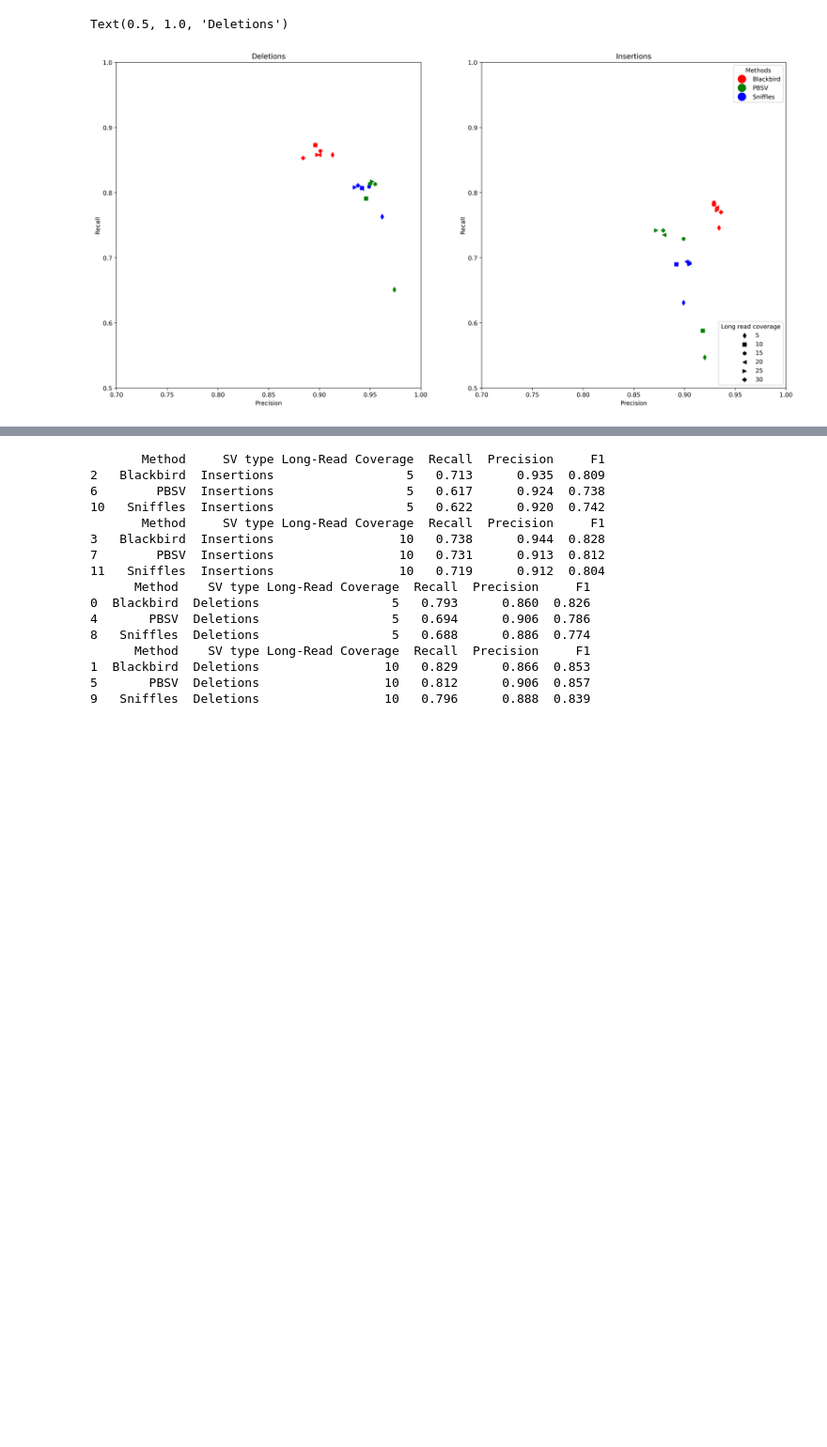
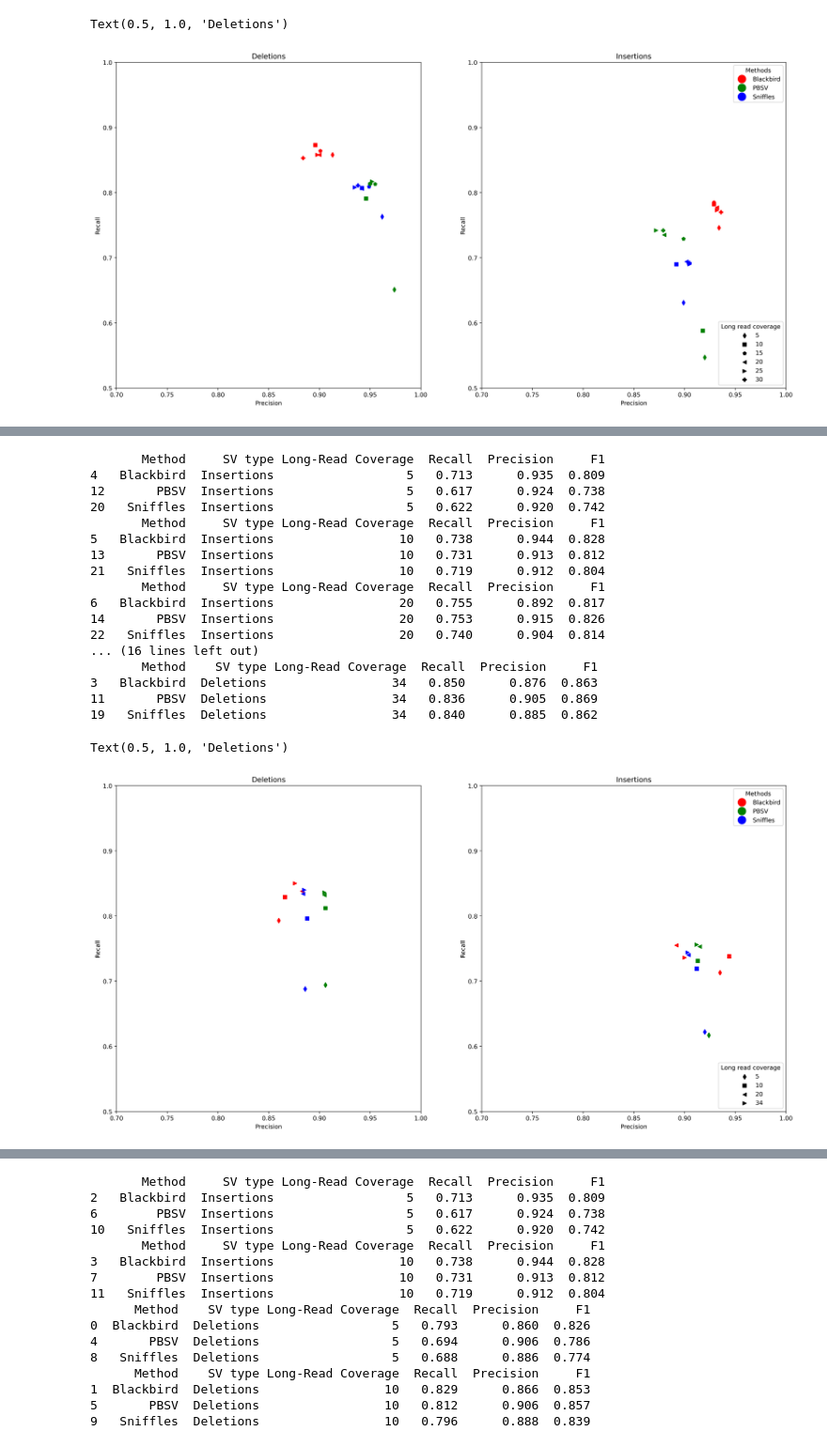
Before and after one commit to 1dayac/blackbird_supplementary, a Jupyter notebook: plots/draw_plots.ipynb, the cells around one changed output, grey strips where cells are left out. Shown at 94% size. Drawn from its saved outputs; the diff is of its cells as text; code cells hidden in the pictures; blank space fills up the shorter version.

```diff
--- a/plots/draw_plots.ipynb
+++ b/plots/draw_plots.ipynb
@@ -449,0 +467,79 @@ marker = {5 : 'd', 10 : 's', 15 : 'p', 20 : '<', 25 : '>', 30 : 'P'}
+# %%
+fig, axs = plt.subplots(1, 2, figsize =(20,10))
+font = {'family' : 'normal',
+        'size'   : 10}
+plt.rc('font', **font)
+plt.rcParams['figure.dpi'] = 400
+
+
+df_ins = df_hg002[(df_hg002["SV type"] == "Insertions")]
+df_del = df_hg002[(df_hg002["SV type"] == "Deletions")]
+colors = {'Blackbird' : 'red', 'Sniffles':'blue', "PBSV" : 'green'}
+marker = {5 : 'd', 10 : 's', 20 : '<', 34 : '>'}
+
+
+groups = df_ins.groupby("Long-Read Coverage")
+
+dd = {}
+for name, group in groups:
+    print(group)
+    #dd[name] = axs[1].scatter(group.Precision, group.Recall, marker = d[name], c = group["SV type"].map(colors), label = d[name])
+    dd[name] = axs[1].scatter(group.Precision, group.Recall, marker = marker[name], c = group["Method"].map(colors))
+axs[1].set_ylim((0.5,1))
+axs[1].set_xlim((0.7,1))
+axs[1].set_xlabel("Precision")
+axs[1].set_ylabel("Recall")
+axs[1].set_title("Insertions")
+from matplotlib.legend import Legend
+
+axs[1].legend((dd[5], dd[10], dd[20], dd[34]), ('5', '10', '20', '34'), title = "Long read coverage", loc='lower right')
+from matplotlib.lines import Line2D
+#axs[1].legend(('Blackbird', 'PBSV', 'Sniffles'), loc='upper right')
+legend_elements = [Line2D([0], [0], marker='o', color='w', label='Blackbird',
+                          markerfacecolor='red', markersize=15),
+                           Line2D([0], [0], marker='o', color='w', label='PBSV',
+                          markerfacecolor='g', markersize=15),
+                           Line2D([0], [0], marker='o', color='w', label='Sniffles',
+                          markerfacecolor='blue', markersize=15)]
+axs[1].add_artist(Legend(axs[1],title = "Methods", handles=legend_elements, labels = ["Blackbird", "PBSV", "Sniffles"], loc = 'upper right'))
+
+axs[1].get_legend().legendHandles[0].set_color('black')
+axs[1].get_legend().legendHandles[1].set_color('black')
+axs[1].get_legend().legendHandles[2].set_color('black')
+axs[1].get_legend().legendHandles[3].set_color('black')
+#axs[1].get_legend().legendHandles[4].set_color('black')
+#axs[1].get_legend().legendHandles[5].set_color('black')
+
+
+groups = df_del.groupby("Long-Read Coverage")
+
+dd = {}
+for name, group in groups:
+    print(group)
+    #dd[name] = axs[1].scatter(group.Precision, group.Recall, marker = d[name], c = group["SV type"].map(colors), label = d[name])
+    dd[name] = axs[0].scatter(group.Precision, group.Recall, marker = marker[name], c = group["Method"].map(colors))
+axs[0].set_ylim((0.5,1))
+axs[0].set_xlim((0.7,1))
+axs[0].set_xlabel("Precision")
+axs[0].set_ylabel("Recall")
+axs[0].set_title("Deletions")
+# %% [output]
+       Method     SV type Long-Read Coverage  Recall  Precision     F1
+4   Blackbird  Insertions                  5   0.713      0.935  0.809
+12       PBSV  Insertions                  5   0.617      0.924  0.738
+20   Sniffles  Insertions                  5   0.622      0.920  0.742
+       Method     SV type Long-Read Coverage  Recall  Precision     F1
+5   Blackbird  Insertions                 10   0.738      0.944  0.828
+13       PBSV  Insertions                 10   0.731      0.913  0.812
+21   Sniffles  Insertions                 10   0.719      0.912  0.804
+       Method     SV type Long-Read Coverage  Recall  Precision     F1
+6   Blackbird  Insertions                 20   0.755      0.892  0.817
+14       PBSV  Insertions                 20   0.753      0.915  0.826
+22   Sniffles  Insertions                 20   0.740      0.904  0.814
+... (16 lines left out)
+       Method    SV type Long-Read Coverage  Recall  Precision     F1
+3   Blackbird  Deletions                 34   0.850      0.876  0.863
+11       PBSV  Deletions                 34   0.836      0.905  0.869
+19   Sniffles  Deletions                 34   0.840      0.885  0.862
+Text(0.5, 1.0, 'Deletions')
+[figure, added]
```
Also changed, not shown: parts of 7 cells of this notebook.
